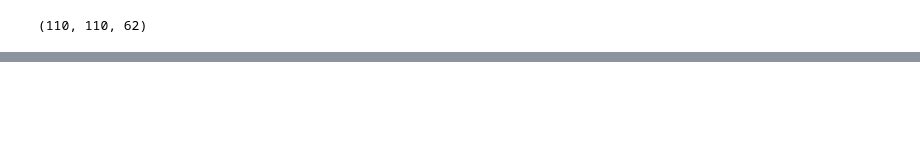
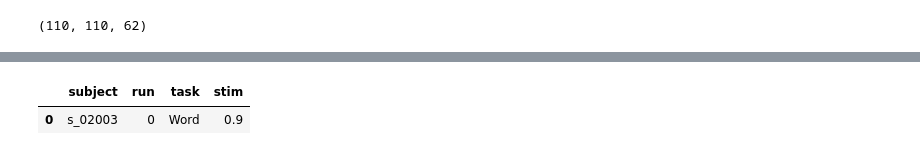
Before and after one commit to franink/Fractions, a Jupyter notebook: Data_Analyses/NLine_LSS_select_Volumes.ipynb, the cells around one changed output, grey strips where cells are left out. Drawn from its saved outputs; the diff is of its cells as text; code cells hidden in the pictures; blank space fills up the shorter version.

```diff
--- a/Data_Analyses/NLine_LSS_select_Volumes.ipynb
+++ b/Data_Analyses/NLine_LSS_select_Volumes.ipynb
@@ -879,0 +985,6 @@ cor_img_shape [110, 110, 62, 16]
+# %%
+missing_numbers.loc[len(missing_numbers)] = ['s_02003',0,'Word','0.9']
+missing_numbers
+# %% [output]
+|  | subject | run | task | stim |
+| 0 | s_02003 | 0 | Word | 0.9 |
```
Also changed, not shown: parts of 37 cells of this notebook, 2 other files.
